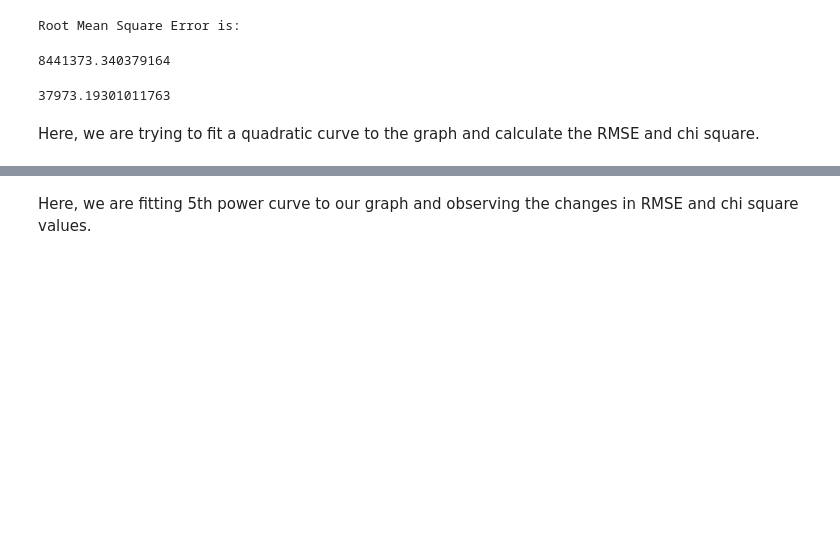
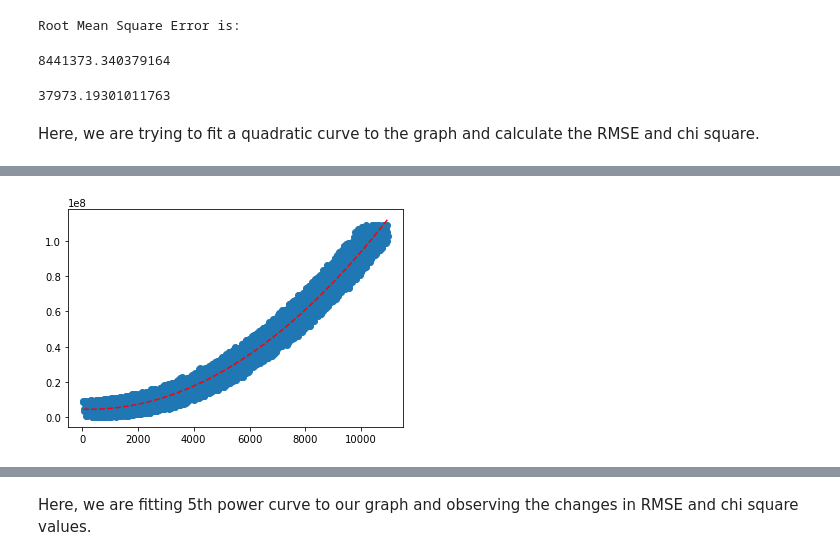
Before and after one commit to f0rSaaa/RM_Assignment, a Jupyter notebook: RM assignment.ipynb, the cells around one changed output, grey strips where cells are left out. Saved outputs shown, nothing was run; the diff lists cells and outputs as text; code cells hidden in the pictures; blank space fills up the shorter version.

```diff
--- a/RM assignment.ipynb
+++ b/RM assignment.ipynb
@@ -127,6 +127,7 @@ print('y = %.5f * x + %.5f * x^2 + %.5f' % (a, b, c))
 plt.scatter(x, y)
 
 x_line = np.arange(min(x), max(x), 1)
-y_line = objective(x_line, a, b, c)lt.plot(x_line, y_line, '--', color='red')
+y_line = objective(x_line, a, b, c)
+plt.plot(x_line, y_line, '--', color='red')
 plt.show()
 # %% [output]
@@ -134,3 +135,4 @@ SyntaxError: invalid syntax (<ipython-input-11-1f949678d3b3>, line 12)
+[figure, added]
 # %%
 rmse = 0
 n = len(x)
```
Also changed, not shown: parts of 24 cells of this notebook.
